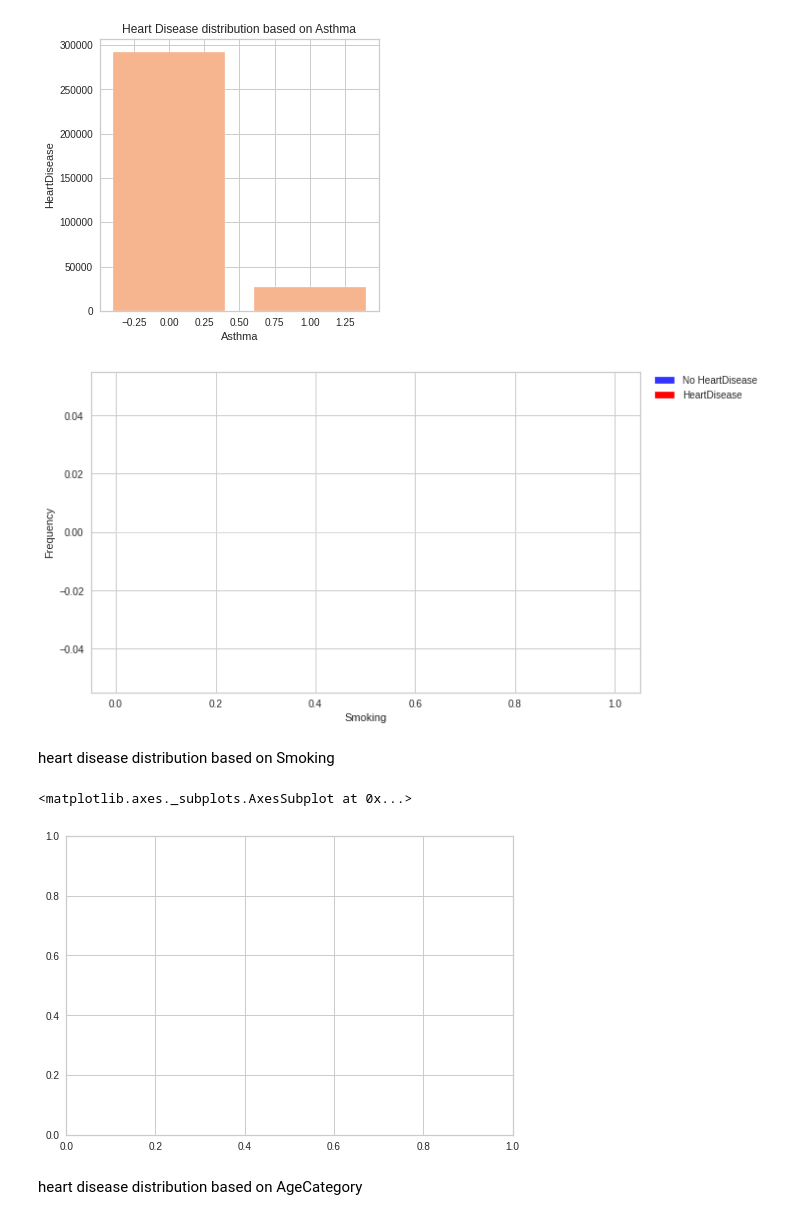
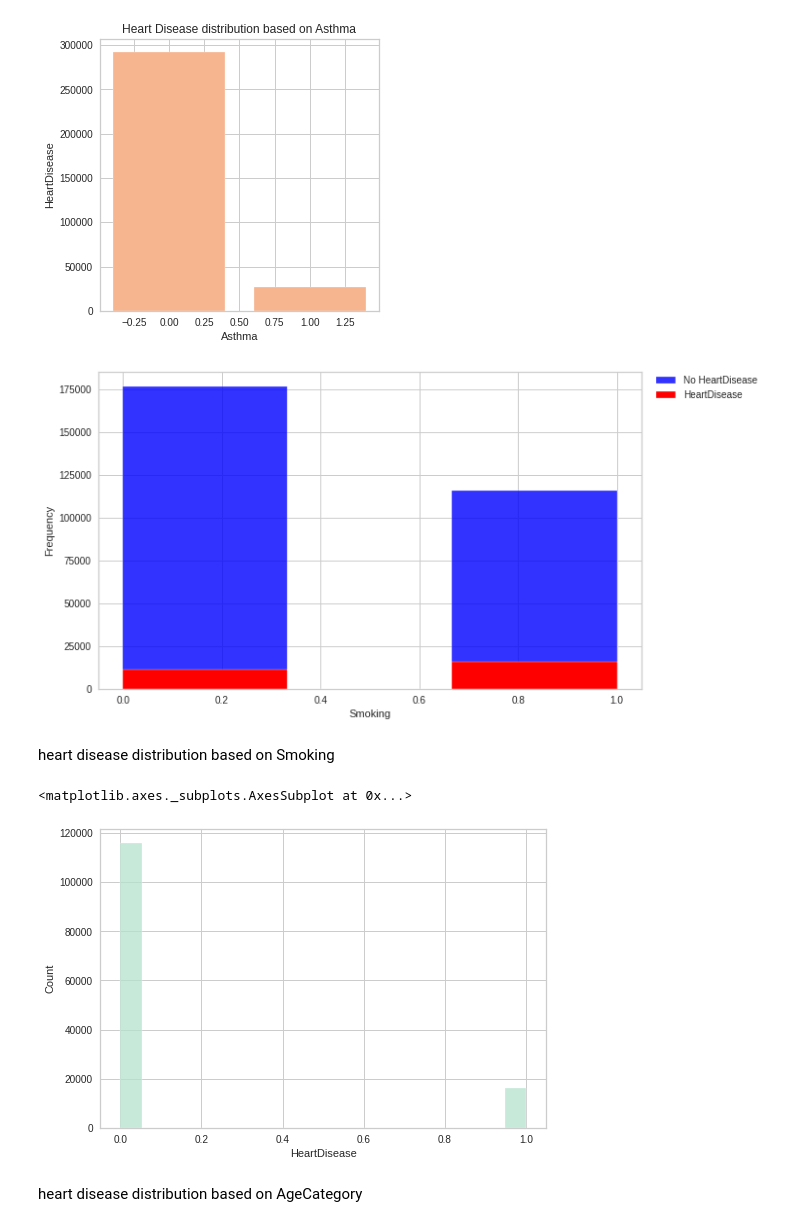
Before and after one commit to MaliheDahmardeh/project, a Jupyter notebook: Copy_of_Untitled0.ipynb, the cells around one changed output. Drawn from its saved outputs; the diff is of its cells as text; code cells hidden in the pictures.

```diff
--- a/Copy_of_Untitled0.ipynb
+++ b/Copy_of_Untitled0.ipynb
@@ -263,23 +263,23 @@ plt.show()
 [figure]
 # %%
 fig, ax = plt.subplots(figsize = (10,6))
-ax.hist(heart_disease_df[heart_disease_df["HeartDisease"]=='No']["Smoking"], bins=3, alpha=0.8, color="blue", label="No HeartDisease")
-ax.hist(heart_disease_df[heart_disease_df["HeartDisease"]=='Yes']["Smoking"], bins=3, alpha=1, color="red", label="HeartDisease")
+ax.hist(heart_disease_df[heart_disease_df["HeartDisease"]==0]["Smoking"], bins=3, alpha=0.8, color="blue", label="No HeartDisease")
+ax.hist(heart_disease_df[heart_disease_df["HeartDisease"]==1]["Smoking"], bins=3, alpha=1, color="red", label="HeartDisease")
 ax.set_xlabel("Smoking")
 ax.set_ylabel("Frequency")
 ax.legend(bbox_to_anchor=(1.02, 1), loc=2, borderaxespad=0.)
 plt.show()
 # %% [output]
-[figure, old version]
+[figure, new version]
 # %% [markdown]
 heart disease distribution based on Smoking
 # %%
 Smoking =  heart_disease_df['Smoking'].unique()
 Smoking_cnt = heart_disease_df['Smoking'].value_counts()
-sb.histplot(x=heart_disease_df['HeartDisease'].where(heart_disease_df['Smoking']=='Yes'))
+sb.histplot(x=heart_disease_df['HeartDisease'].where(heart_disease_df['Smoking']==1))
 # %% [output]
 <matplotlib.axes._subplots.AxesSubplot at 0x...>
-[figure, old version]
+[figure, new version]
 # %% [markdown]
 heart disease distribution based on AgeCategory
 # %%
```
Also changed, not shown: parts of 2 cells of this notebook.
